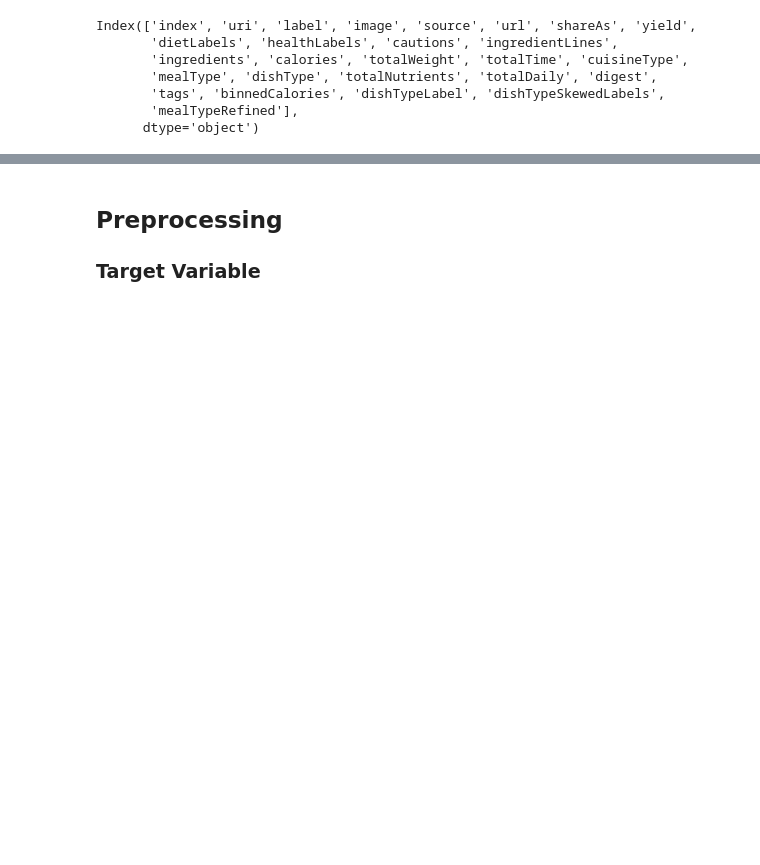
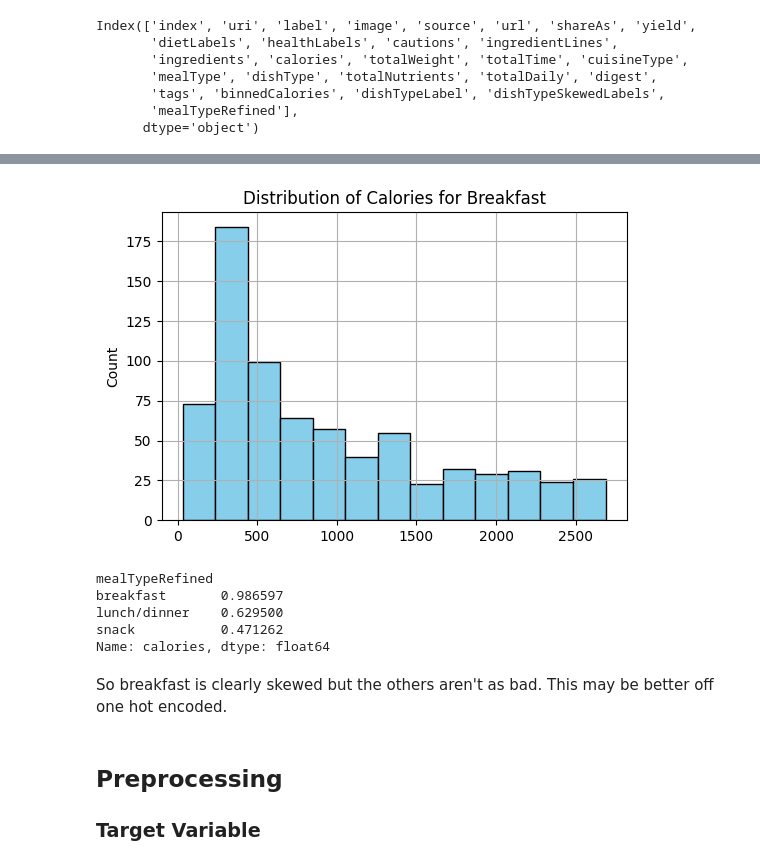
Before and after one commit to RavinderRai/iifymate, a Jupyter notebook: ClassificationModels.ipynb, the cells around one changed output, grey strips where cells are left out. Drawn from its saved outputs; the diff is of its cells as text; code cells hidden in the pictures; blank space fills up the shorter version.

```diff
--- a/ClassificationModels.ipynb
+++ b/ClassificationModels.ipynb
@@ -647,3 +663,18 @@ Index(['index', 'uri', 'label', 'image', 'source', 'url', 'shareAs', 'yield',
+# %%
+breakfast_calories_df = filter_calories(breakfast_df)
+plot_distribution(breakfast_calories_df, bins=13, title='Distribution of Calories for Breakfast')
+# %% [output]
+[figure, added]
+# %%
+df2.groupby('mealTypeRefined')['calories'].skew()
+# %% [output]
+mealTypeRefined
+breakfast       0.986597
+lunch/dinner    0.629500
+snack           0.471262
+Name: calories, dtype: float64
+# %% [markdown]
+So breakfast is clearly skewed but the others aren't as bad. This may be better off one hot encoded.
 # %% [markdown]
 ## Preprocessing
 
```
Also changed, not shown: parts of 48 cells of this notebook.
